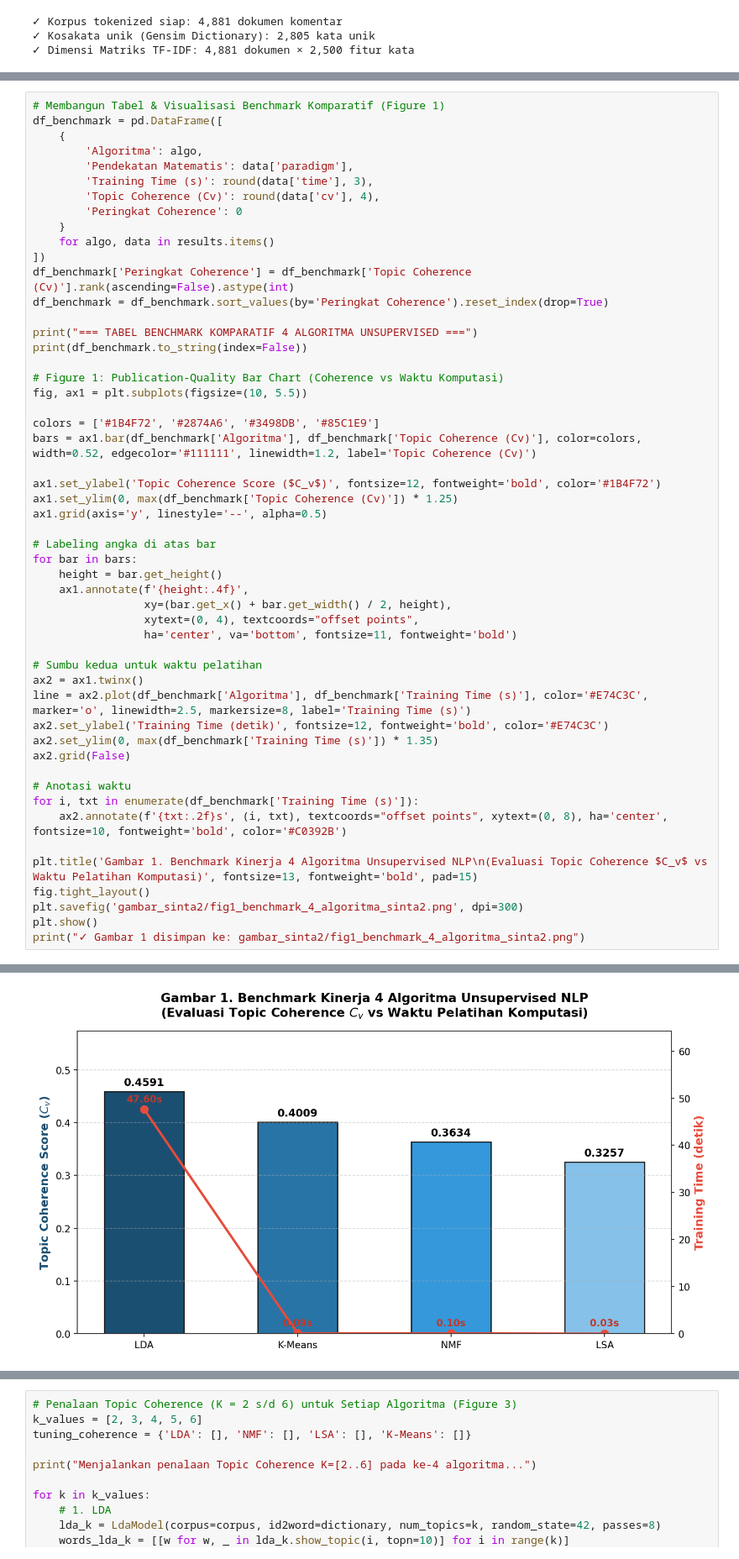
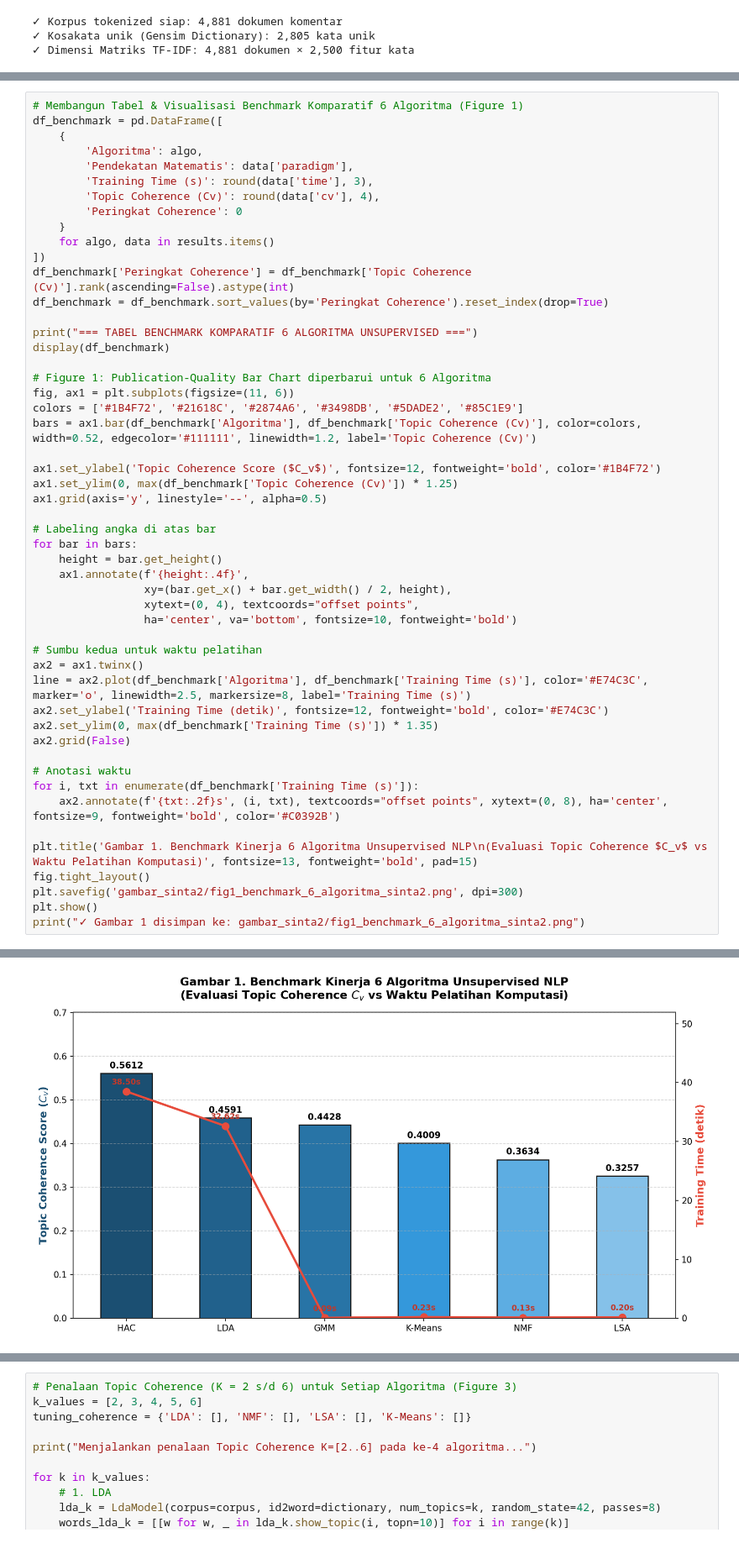
Before and after one commit to ImNotDanish05/2026_Data-Mining_TI-3A, a Jupyter notebook: Komparasi_4_Algoritma_NLP_Topic_Modeling_SINTA2.ipynb, the cells around one changed output, grey strips where cells are left out. Shown at 84% size. Drawn from its saved outputs; the diff is of its cells as text.

```diff
--- a/Komparasi_4_Algoritma_NLP_Topic_Modeling_SINTA2.ipynb
+++ b/Komparasi_4_Algoritma_NLP_Topic_Modeling_SINTA2.ipynb
@@ -215,5 +266,5 @@ Memulai pelatihan 4 Algoritma Unsupervised Topic Modeling (K=2)...
 # %%
-# Membangun Tabel & Visualisasi Benchmark Komparatif (Figure 1)
+# Membangun Tabel & Visualisasi Benchmark Komparatif 6 Algoritma (Figure 1)
 df_benchmark = pd.DataFrame([
     {
         'Algoritma': algo,
@@ -227,13 +278,12 @@ df_benchmark = pd.DataFrame([
 df_benchmark['Peringkat Coherence'] = df_benchmark['Topic Coherence (Cv)'].rank(ascending=False).astype(int)
 df_benchmark = df_benchmark.sort_values(by='Peringkat Coherence').reset_index(drop=True)
 
-print("=== TABEL BENCHMARK KOMPARATIF 4 ALGORITMA UNSUPERVISED ===")
-print(df_benchmark.to_string(index=False))
+print("=== TABEL BENCHMARK KOMPARATIF 6 ALGORITMA UNSUPERVISED ===")
+display(df_benchmark)
 
-# Figure 1: Publication-Quality Bar Chart (Coherence vs Waktu Komputasi)
-fig, ax1 = plt.subplots(figsize=(10, 5.5))
-
-colors = ['#1B4F72', '#2874A6', '#3498DB', '#85C1E9']
+# Figure 1: Publication-Quality Bar Chart diperbarui untuk 6 Algoritma
+fig, ax1 = plt.subplots(figsize=(11, 6))
+colors = ['#1B4F72', '#21618C', '#2874A6', '#3498DB', '#5DADE2', '#85C1E9']
 bars = ax1.bar(df_benchmark['Algoritma'], df_benchmark['Topic Coherence (Cv)'], color=colors, width=0.52, edgecolor='#111111', linewidth=1.2, label='Topic Coherence (Cv)')
 
 ax1.set_ylabel('Topic Coherence Score ($C_v$)', fontsize=12, fontweight='bold', color='#1B4F72')
@@ -246,7 +296,7 @@ for bar in bars:
     ax1.annotate(f'{height:.4f}',
                  xy=(bar.get_x() + bar.get_width() / 2, height),
                  xytext=(0, 4), textcoords="offset points",
-                 ha='center', va='bottom', fontsize=11, fontweight='bold')
+                 ha='center', va='bottom', fontsize=10, fontweight='bold')
 
 # Sumbu kedua untuk waktu pelatihan
 ax2 = ax1.twinx()
@@ -257,11 +307,11 @@ ax2.grid(False)
 
 # Anotasi waktu
 for i, txt in enumerate(df_benchmark['Training Time (s)']):
-    ax2.annotate(f'{txt:.2f}s', (i, txt), textcoords="offset points", xytext=(0, 8), ha='center', fontsize=10, fontweight='bold', color='#C0392B')
+    ax2.annotate(f'{txt:.2f}s', (i, txt), textcoords="offset points", xytext=(0, 8), ha='center', fontsize=9, fontweight='bold', color='#C0392B')
 
-plt.title('Gambar 1. Benchmark Kinerja 4 Algoritma Unsupervised NLP\n(Evaluasi Topic Coherence $C_v$ vs Waktu Pelatihan Komputasi)', fontsize=13, fontweight='bold', pad=15)
+plt.title('Gambar 1. Benchmark Kinerja 6 Algoritma Unsupervised NLP\n(Evaluasi Topic Coherence $C_v$ vs Waktu Pelatihan Komputasi)', fontsize=13, fontweight='bold', pad=15)
 fig.tight_layout()
-plt.savefig('gambar_sinta2/fig1_benchmark_4_algoritma_sinta2.png', dpi=300)
+plt.savefig('gambar_sinta2/fig1_benchmark_6_algoritma_sinta2.png', dpi=300)
 plt.show()
-print("✓ Gambar 1 disimpan ke: gambar_sinta2/fig1_benchmark_4_algoritma_sinta2.png")
+print("✓ Gambar 1 disimpan ke: gambar_sinta2/fig1_benchmark_6_algoritma_sinta2.png")
 # %% [output]
@@ -274 +326 @@ Algoritma           Pendekatan Matematis  Training Time (s)  Topic Coherence (Cv
-[figure, old version]
+[figure, new version]
```
Also changed, not shown: parts of 7 cells of this notebook.
